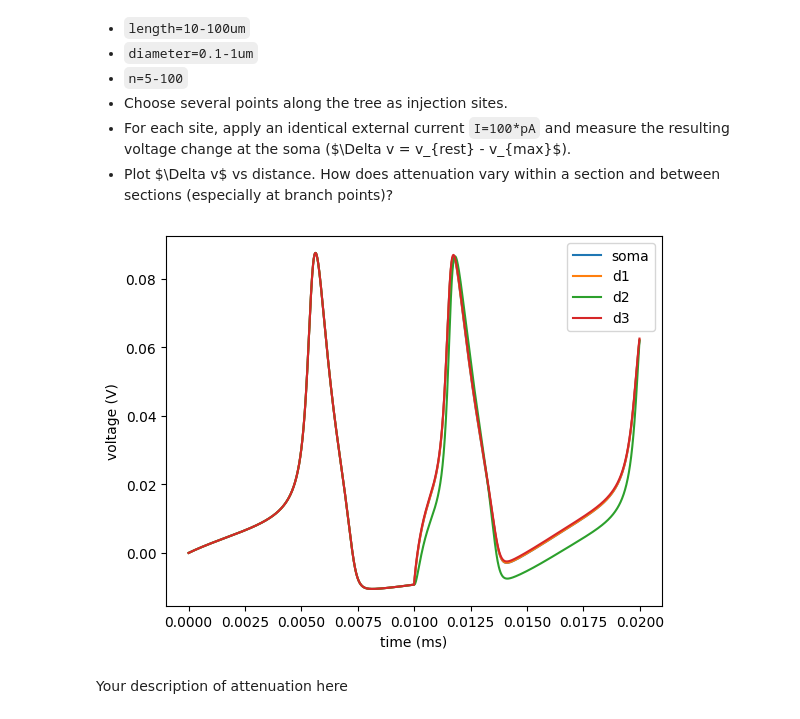
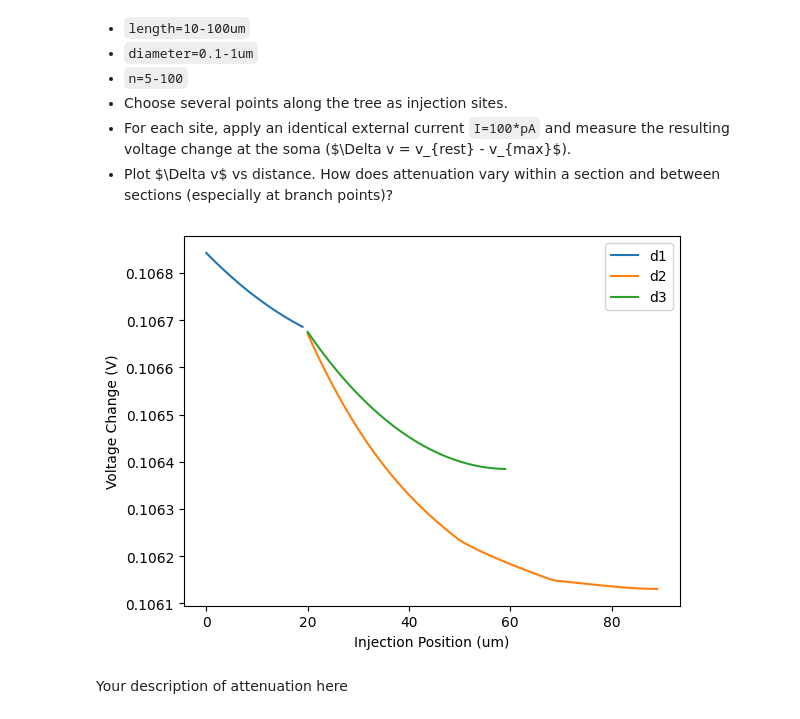
Before and after one commit to draymond63/syde-552, a Jupyter notebook: assignment1.ipynb, the cells around one changed output. Drawn from its saved outputs; the diff is of its cells as text; code cells hidden in the pictures.

```diff
--- a/assignment1.ipynb
+++ b/assignment1.ipynb
@@ -614,30 +614,63 @@ plt.show()
 # %%
 # your solution here
 soma = Soma(diameter=0.75*um)
-soma.d1 = Cylinder(length=50*um, diameter=2*um, n=50)
-soma.d1.d2 = Cylinder(length=100*um, diameter=0.5*um, n=100)
-soma.d1.d3 = Cylinder(length=10*um, diameter=1*um, n=10)
+d1_incr = 20
+d2_incr = 70
+d3_incr = 40
+soma.d1 = Cylinder(length=d1_incr*um, diameter=2*um, n=d1_incr)
+soma.d1.d2 = Cylinder(length=d2_incr*um, diameter=0.5*um, n=d2_incr)
+soma.d1.d3 = Cylinder(length=d3_incr*um, diameter=1*um, n=d3_incr)
 
 neuron = SpatialNeuron(morphology=soma, model=hodgkin_eqns, method="exponential_euler", Cm=C_m, Ri=R_l)
 mon = StateMonitor(neuron, 'v', record=True)
 net = Network(neuron, mon)
-soma.v = 0*mV
+neuron.v = 0*mV
+neuron.h = 0.6
+neuron.m = 0.1
+neuron.n = 0.3
+defaultclock.dt = 0.01*ms
+net.store()
 
-net.run(10*ms)
-neuron.d1.d2.I[0] = 100*pA
-neuron.d1.I[0] = 100*pA
-neuron.d1.d3.I[-1] = 100*pA
-net.run(10*ms)
+def soma_v_change(injection_site, position):
+    net.restore()
+    net.run(20*ms)
+    v_rest = mon.v[0][-1]
+    if injection_site == 'soma':
+        neuron.soma.I[position] = 100*pA
+    elif injection_site == 'd1':
+        neuron.d1.I[position] = 100*pA
+    elif injection_site == 'd1.d2':
+        neuron.d1.d2.I[position] = 100*pA
+    elif injection_site == 'd1.d3':
+        neuron.d1.d3.I[position] = 100*pA
+    net.run(20*ms)
+    v_max = max(mon.v[0])
+    return v_max - v_rest
+
+
+injection_sites = {
+    'd1': np.arange(d1_incr),
+    'd1.d2': np.arange(d2_incr),
+    'd1.d3': np.arange(d3_incr),
+}
+
+v_deltas = {}
+for injection_site, positions in injection_sites.items():
+    v_deltas[injection_site] = []
+    for position in tqdm(positions):
+        v_deltas[injection_site].append(soma_v_change(injection_site, position))
+
+d2_dist = injection_sites['d1.d2'] + d1_incr
+d3_dist = injection_sites['d1.d3'] + d1_incr
 
 fig, ax = plt.subplots()
-ax.plot(mon.t, mon.v[0], label='soma')
-ax.plot(mon.t, mon.v[50], label='d1')
-ax.plot(mon.t, mon.v[150], label='d2')
-ax.plot(mon.t, mon.v[-1], label='d3')
-ax.set(xlabel='time (ms)', ylabel='voltage (V)')
+ax.plot(injection_sites['d1'], v_deltas['d1'], label='d1')
+ax.plot(d2_dist, v_deltas['d1.d2'], label='d2')
+ax.plot(d3_dist, v_deltas['d1.d3'], label='d3')
+ax.set(xlabel='Injection Position (um)', ylabel='Voltage Change (V)')
 ax.legend()
 plt.show()
 # %% [output]
-[figure, old version]
+[figure, new version]
 # %% [markdown]
 Your description of attenuation here
```
